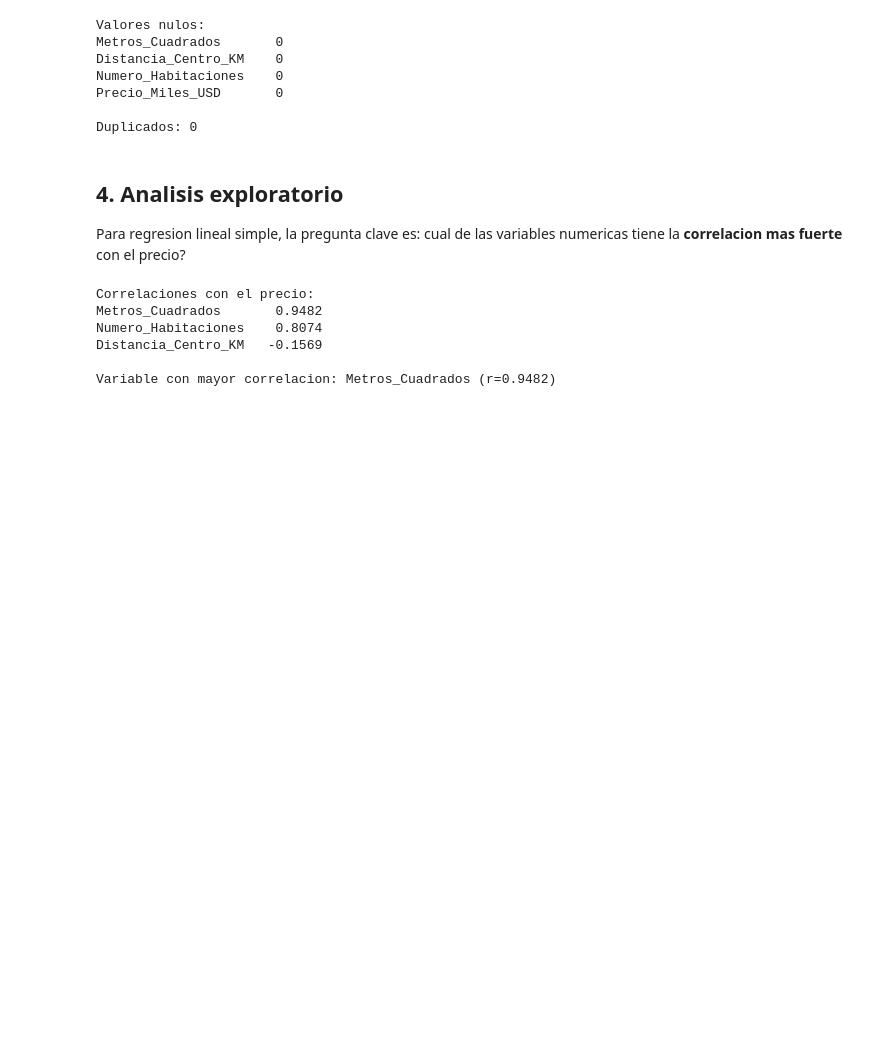
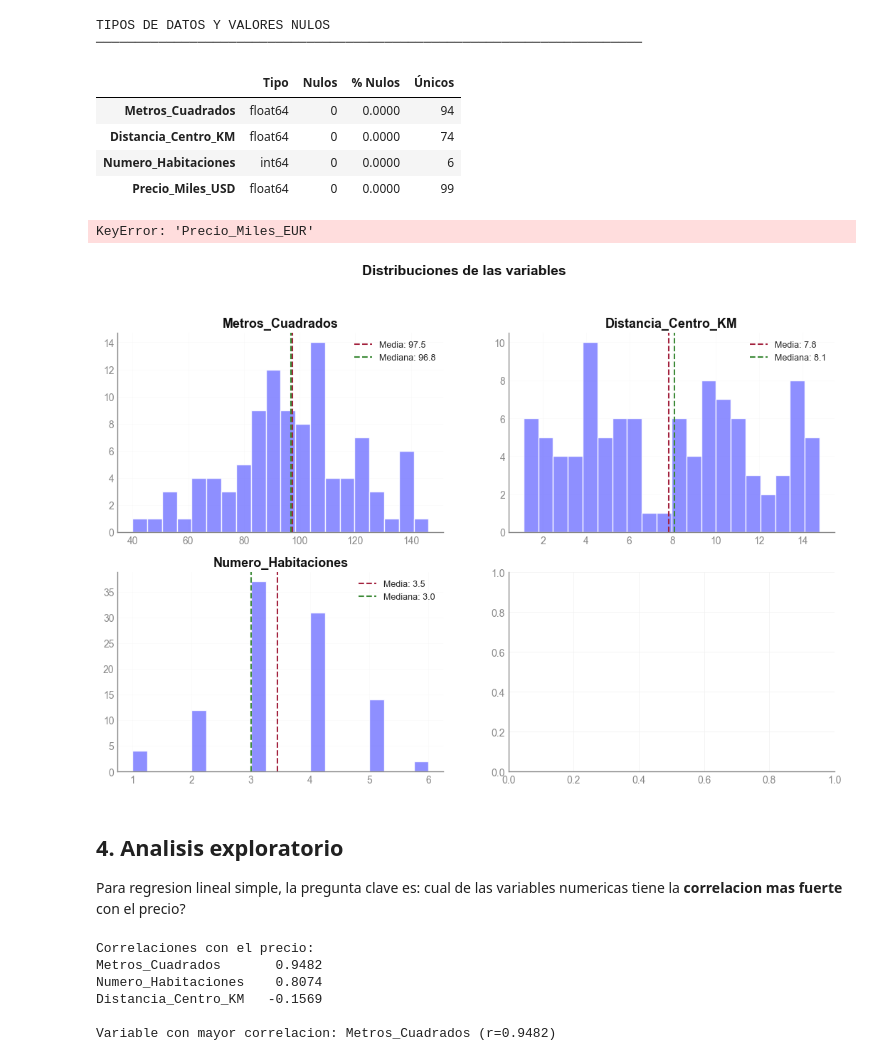
Before and after one commit to BORJAMOME/Data-Analytics-Portfolio, a Jupyter notebook: 03-Machine-Learning/01-supervisado/regresion/01-regresion-lineal-simple/01-inmobiliaria/notebook.ipynb, the cells around one changed output. Saved outputs shown, nothing was run; the diff lists cells and outputs as text; code cells hidden in the pictures; blank space fills up the shorter version.

```diff
--- a/03-Machine-Learning/01-supervisado/regresion/01-regresion-lineal-simple/01-inmobiliaria/notebook.ipynb
+++ b/03-Machine-Learning/01-supervisado/regresion/01-regresion-lineal-simple/01-inmobiliaria/notebook.ipynb
@@ -76,15 +130,53 @@ data.describe().round(2)
 # %%
-print("Valores nulos:")
-print(data.isnull().sum().to_string())
-print(f"\nDuplicados: {data.duplicated().sum()}")
+# Comprobar nulos y tipos
+
+print('TIPOS DE DATOS Y VALORES NULOS')
+print('─' * 70)
+info = pd.DataFrame({
+    'Tipo': data.dtypes,
+    'Nulos': data.isnull().sum(),
+    '% Nulos': (data.isnull().sum() / len(data) * 100).round(2),
+    'Únicos': data.nunique()
+})
+info
 # %% [output]
-Valores nulos:
-Metros_Cuadrados       0
-Distancia_Centro_KM    0
-Numero_Habitaciones    0
-Precio_Miles_USD       0
-
-Duplicados: 0
+TIPOS DE DATOS Y VALORES NULOS
+──────────────────────────────────────────────────────────────────────
+|  | Tipo | Nulos | % Nulos | Únicos |
+| Metros_Cuadrados | float64 | 0 | 0.0000 | 94 |
+| Distancia_Centro_KM | float64 | 0 | 0.0000 | 74 |
+| Numero_Habitaciones | int64 | 0 | 0.0000 | 6 |
+| Precio_Miles_USD | float64 | 0 | 0.0000 | 99 |
+# %%
+# Distribuciones de cada variable
+
+fig, axes = plt.subplots(2, 2, figsize=(13, 8))
+fig.suptitle('Distribuciones de las variables', fontsize=14, fontweight='bold', color=INK, y=1.00)
+
+variables = ['Metros_Cuadrados', 'Distancia_Centro_KM', 'Numero_Habitaciones', 'Precio_Miles_EUR']
+for ax, var in zip(axes.flat, variables):
+    if var in data.columns:
+        ax.hist(data[var], bins=20, color=PURPLE, edgecolor='white', alpha=0.85)
+    elif var == "Precio_Miles_EUR" and "Precio_Miles_USD" in data.columns:
+        # Convertir USD a EUR (ejemplo: 1 USD = 0.92 EUR)
+        eur = data["Precio_Miles_USD"] * 0.92
+        ax.hist(eur, bins=20, color=PURPLE, edgecolor='white', alpha=0.85)
+        ax.set_xlabel("Precio_Miles_EUR (convertido)")
+    else:
+        ax.text(0.5, 0.5, f"No hay datos para {var}", ha="center", va="center", color=MUTED)
+        ax.set_xticks([])
+        ax.set_yticks([])
+    ax.axvline(data[var].mean(), color=RED, linestyle='--', linewidth=1.5, label=f'Media: {data[var].mean():.1f}')
+    ax.axvline(data[var].median(), color=GREEN, linestyle='--', linewidth=1.5, label=f'Mediana: {data[var].median():.1f}')
+    ax.set_title(var, color=INK)
+    ax.legend(fontsize=9, frameon=False)
+    ax.grid(True, alpha=0.3)
+
+plt.tight_layout()
+plt.show()
+# %% [output]
+KeyError: 'Precio_Miles_EUR'
+[figure, added]
 # %% [markdown]
 ## 4. Analisis exploratorio
 
```
Also changed, not shown: parts of 10 cells of this notebook, 8 other files.
